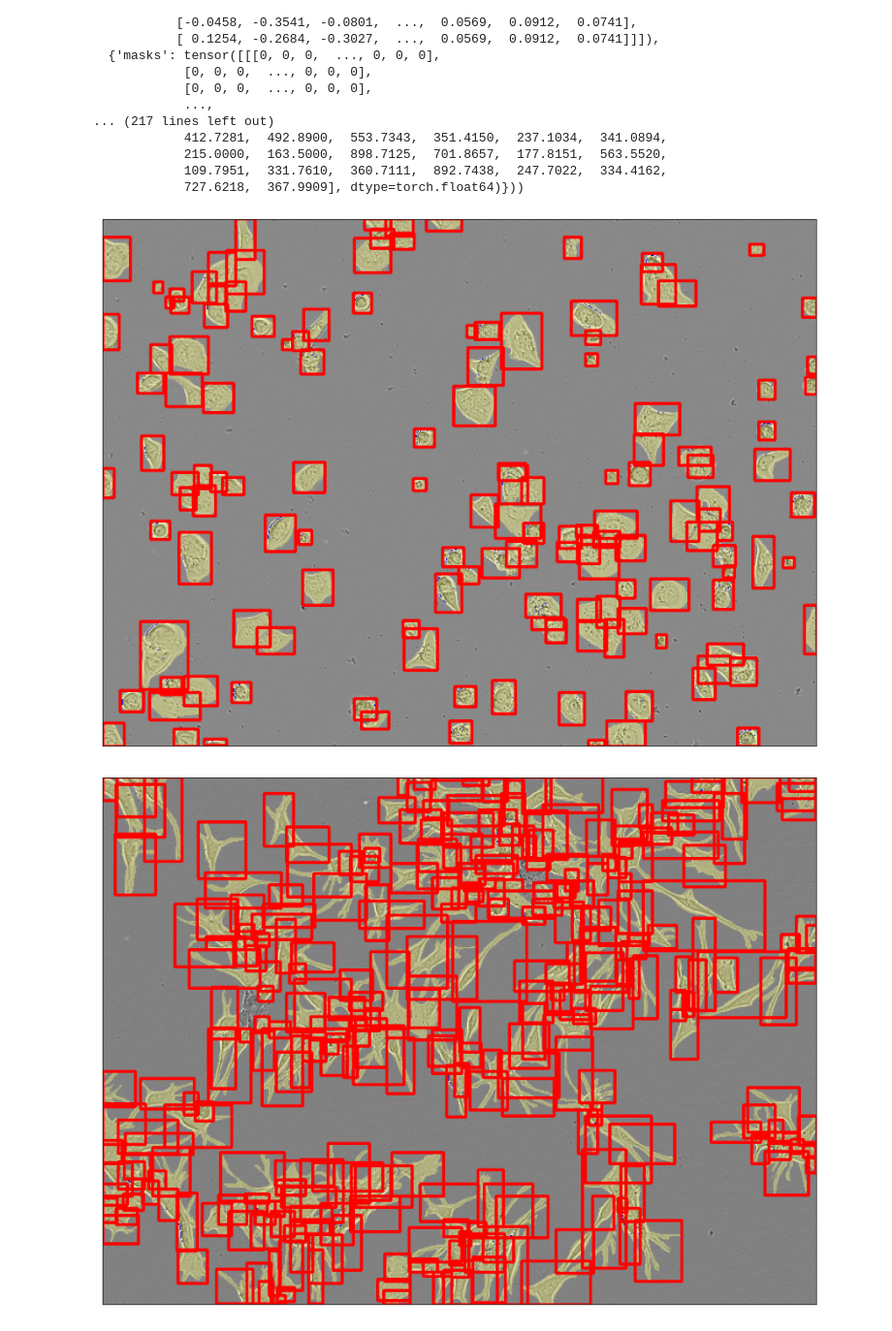
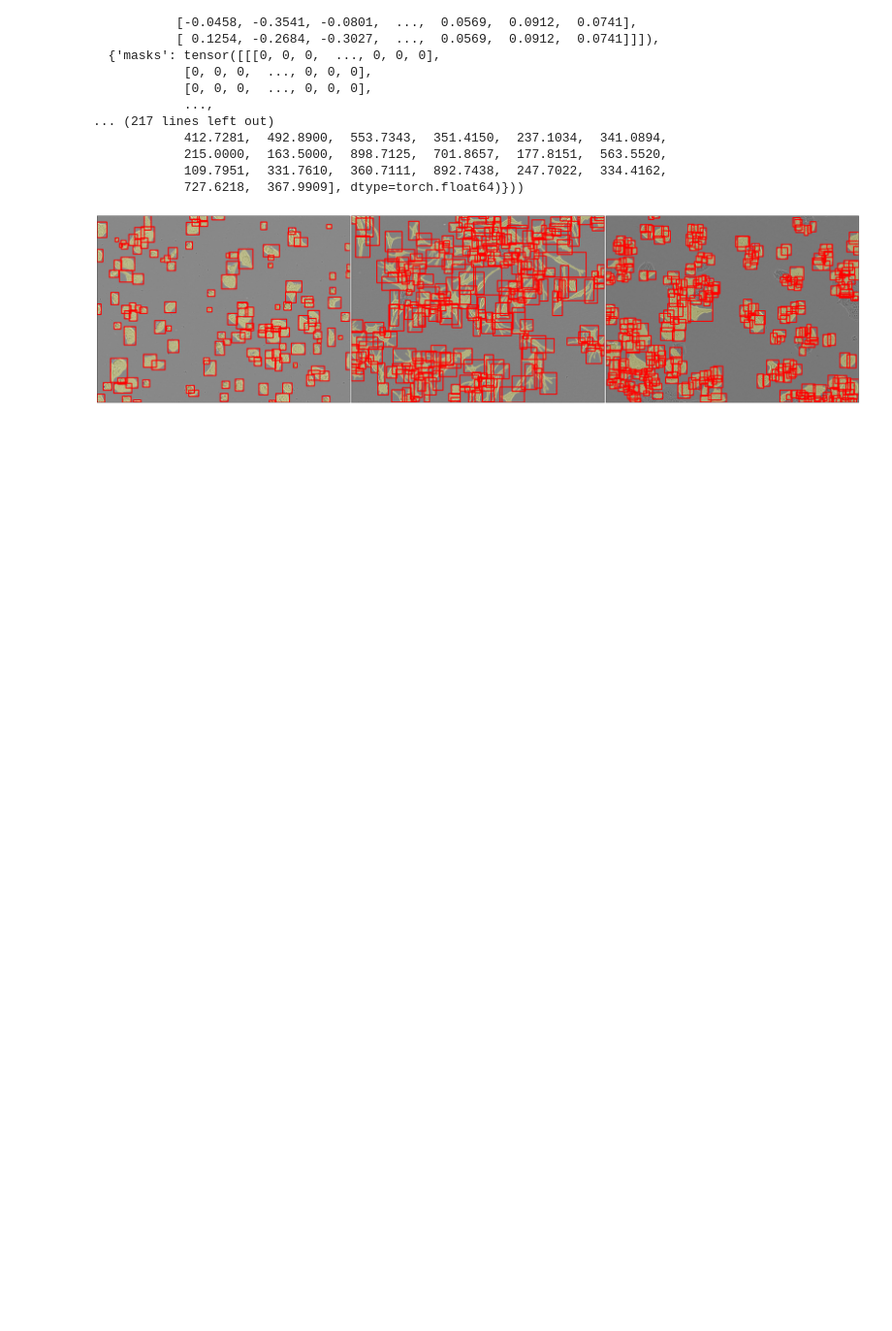
Before and after one commit to implausibleDeniability/sartorius_instance_segmentation, a Jupyter notebook: jupyter-notebooks/visualise_coco_dataset.ipynb, the cells around one changed output. Shown at 97% size. Drawn from its saved outputs; the diff is of its cells as text; code cells hidden in the pictures; blank space fills up the shorter version.

```diff
--- a/jupyter-notebooks/visualise_coco_dataset.ipynb
+++ b/jupyter-notebooks/visualise_coco_dataset.ipynb
@@ -14,6 +19,26 @@ True
 dataset_path = Path(os.environ['dataset_path'])
 image_dir = dataset_path / "LIVECell_dataset_2021" / 'images'
 annotations_file = dataset_path / "LIVECell_dataset_2021" / "annotations" / "LIVECell" / "livecell_coco_val.json"
+# %%
+def plot_mask_bbox(image: torch.Tensor, boxes: np.array, masks: np.array, ax):
+    """Visualization instance of dataset after augmentation
+
+    Args:
+        image: torch.Tensor with shape [1, height, width]
+        boxes: torch.Tensor with shape [N, 4] with N being number of boxes
+        masks: torch.Tensor with shape [N, height, width]
+    """
+    image_with_mask = put_mask_on_image(image, masks)
+
+    # Drawing red rectangle for each instances
+    red_color = (255, 0, 0)
+    for x1, y1, x2, y2 in boxes:
+        image_with_mask = cv2.rectangle(image_with_mask.copy(), pt1=(int(x1), int(y1)), pt2=(int(x2), int(y2)),
+                                        color=red_color, thickness=2)
+
+    ax.imshow(image_with_mask)
+    ax.set_xticks([])
+    ax.set_yticks([])
 # %%
 dataset = COCODataset(image_dir=image_dir, annotation_file=annotations_file, transform=train_transform)
 
@@ -37,11 +62,21 @@ len(dataset), dataset[0]
             109.7951,  331.7610,  360.7111,  892.7438,  247.7022,  334.4162,
             727.6218,  367.9909], dtype=torch.float64)}))
 # %%
+fig, axes = plt.subplots(ncols=3, figsize=(30, 10))
+
 image1, target1 = dataset[0]
-plot_mask_bbox(image1, boxes=target1['boxes'], masks=target1['masks'])
+plot_mask_bbox(image1, boxes=target1['boxes'], masks=target1['masks'], ax=axes[0])
 
 image2, target2 = dataset[500]
-plot_mask_bbox(image2, boxes=target2['boxes'], masks=target2['masks'])
+plot_mask_bbox(image2, boxes=target2['boxes'], masks=target2['masks'], ax=axes[1])
+
+image3, target3 = dataset[200]
+plot_mask_bbox(image3, boxes=target3['boxes'], masks=target3['masks'], ax=axes[2])
+
+
+
+plt.tight_layout(h_pad=0.1, w_pad=0.1, pad=0.1)
+plt.show()
+fig.savefig("../figures/data_visualisation.png")
 # %% [output]
-[figure, old version]
+[figure, new version]
-[figure, removed]
```
Also changed, not shown: parts of 1 cell of this notebook, 5 other files.
